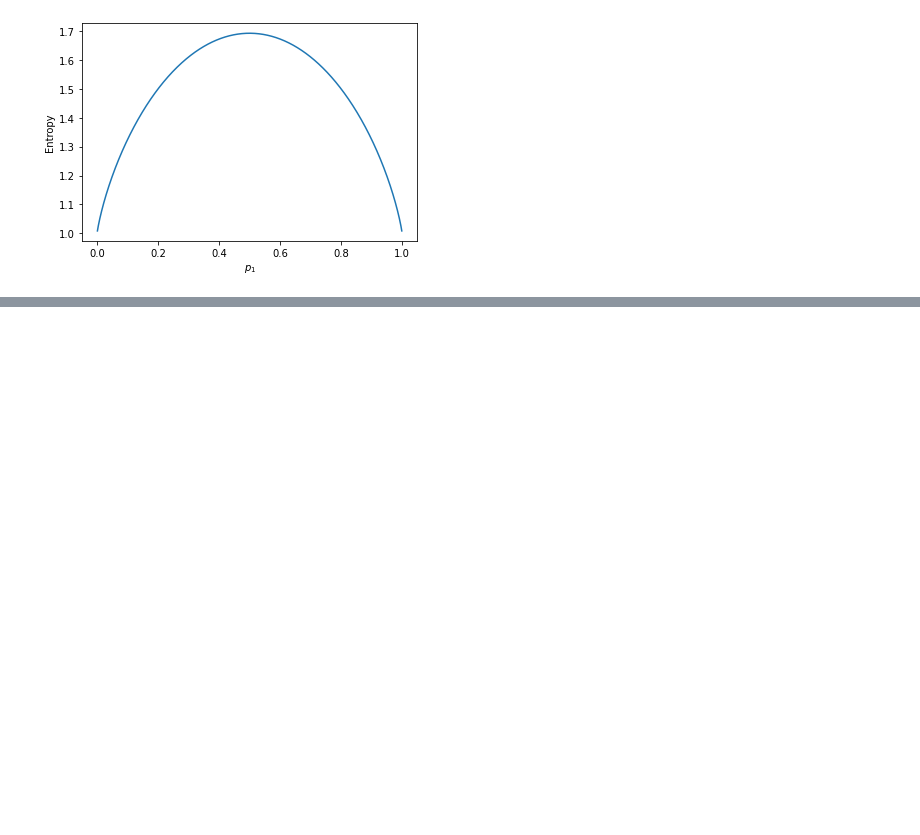
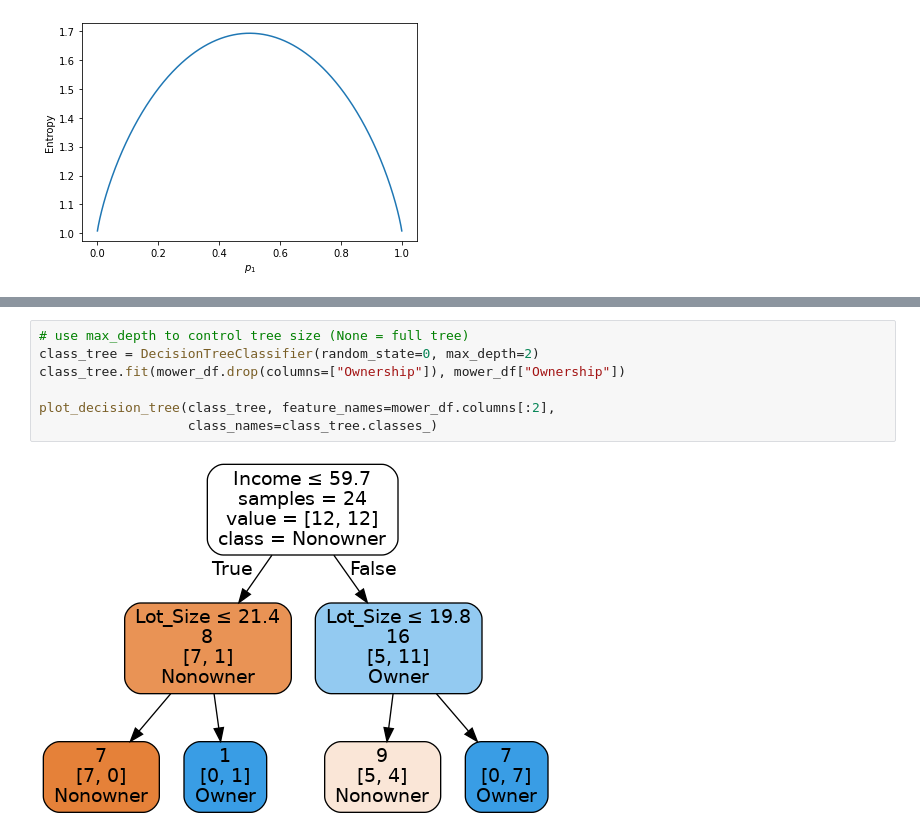
Before and after one commit to jeantardelli/data-mining-for-business-analytics, a Jupyter notebook: analysis/classification-and-regression-trees.ipynb, the cells around one changed output, grey strips where cells are left out. Drawn from its saved outputs; the diff is of its cells as text; blank space fills up the shorter version.

```diff
--- a/analysis/classification-and-regression-trees.ipynb
+++ b/analysis/classification-and-regression-trees.ipynb
@@ -180,0 +283,9 @@ plt.show()
+# %%
+# use max_depth to control tree size (None = full tree)
+class_tree = DecisionTreeClassifier(random_state=0, max_depth=2)
+class_tree.fit(mower_df.drop(columns=["Ownership"]), mower_df["Ownership"])
+
+plot_decision_tree(class_tree, feature_names=mower_df.columns[:2],
+                   class_names=class_tree.classes_)
+# %% [output]
+[figure, added]
```
Also changed, not shown: parts of 20 cells of this notebook.
